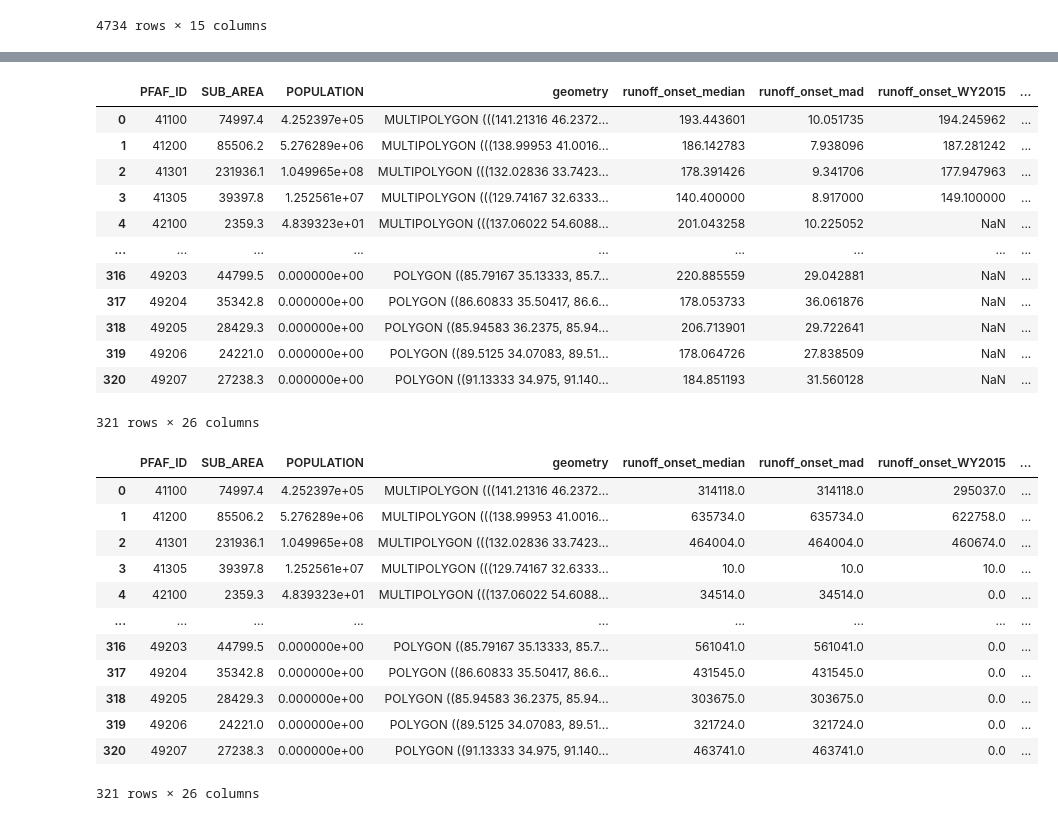
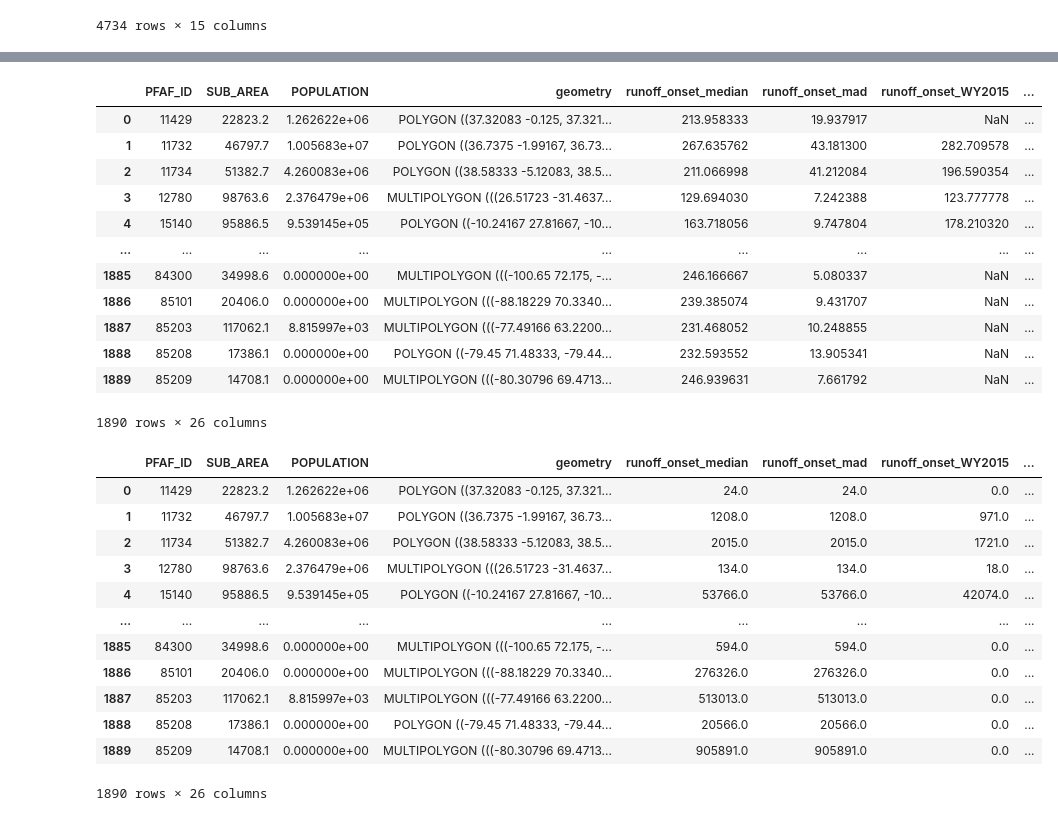
Before and after one commit to egagli/global_snowmelt_runoff_onset, a Jupyter notebook: analysis/river_basin_analysis.ipynb, the cells around one changed output, grey strips where cells are left out. Drawn from its saved outputs; the diff is of its cells as text; code cells hidden in the pictures.

```diff
--- a/analysis/river_basin_analysis.ipynb
+++ b/analysis/river_basin_analysis.ipynb
@@ -77,3 +75,6 @@ seasonal_snow_mask_zarr_store_azure_path = snowmelt/snow_mask_v2/global_modis_sn
 # WTU_gdf
 # %%
 #WTU_gdf.explore(column='WTU_NAME')
+# %%
+all_river_basins_ds = xr.open_dataset(f"aggregated_results/river_basins/fcf_lte_50/{config.version}/all_river_basins.nc",decode_times=False)
+all_river_basins_ds
@@ -463,6 +453,6 @@ Attributes:
 # %%
 # first remove all basins from basins_gdf with no data in merged_ds
-basins_filtered_gdf = basins_gdf[basins_gdf['PFAF_ID'].isin(merged_ds.river_basin.values)]
+basins_filtered_gdf = basins_gdf[basins_gdf['PFAF_ID'].isin(all_river_basins_ds.river_basin.values)]
 
 column_dict = {
     'HYBAS_ID': 'first',
@@ -486,7 +476,6 @@ basins_filtered_gdf = basins_filtered_gdf.dissolve(by='PFAF_ID', aggfunc=column_
 
 #basins_filtered_gdf = basins_filtered_gdf[basins_filtered_gdf['PFAF_ID']!=35301] # issue with basin crossing -180/180, causes duplicate basins_gdf[basins_gdf['PFAF_ID'] == 35301].plot()
 #weighted_mean_filtered_ds = weighted_mean_ds.where(weighted_mean_ds.river_basin != 35301, drop=True)
-weighted_mean_filtered_ds = weighted_mean_ds
 
 basins_filtered_gdf
 # %% [output]
@@ -506,52 +495,52 @@ basins_filtered_gdf
 # %%
 # create a new geodataframe with the weighted mean runoff onset date, mad, pfaf id, and geometry. we should assign in some sort of join or merge with the pfaf id to make sure we are referring to the same basins
 basins_means_gdf = basins_filtered_gdf[['PFAF_ID', 'SUB_AREA','POPULATION','geometry']].copy()
 basins_means_gdf = basins_means_gdf.sort_values(by='PFAF_ID')
-basins_means_gdf['runoff_onset_median'] = weighted_mean_filtered_ds["runoff_onset_median"].sel(statistic='basin_mean').values
-basins_means_gdf['runoff_onset_mad'] = weighted_mean_filtered_ds["runoff_onset_mad"].sel(statistic='basin_mean').values
+basins_means_gdf['runoff_onset_median'] = all_river_basins_ds["basin_runoff_onset_median"].sel(statistic='basin_mean').values
+basins_means_gdf['runoff_onset_mad'] = all_river_basins_ds["basin_runoff_onset_mad"].sel(statistic='basin_mean').values
 
-for water_year in weighted_mean_ds['water_year'].values:
-    basins_means_gdf[f'runoff_onset_WY{water_year}'] = weighted_mean_filtered_ds["runoff_onset"].sel(statistic='basin_mean', water_year=water_year).values
-    basins_means_gdf[f'runoff_onset_anomaly_WY{water_year}'] = weighted_mean_filtered_ds["runoff_onset_anomaly"].sel(statistic='basin_mean', water_year=water_year).values
+for water_year in all_river_basins_ds['water_year'].values:
+    basins_means_gdf[f'runoff_onset_WY{water_year}'] = all_river_basins_ds["basin_runoff_onset"].sel(statistic='basin_mean', water_year=water_year).values
+    basins_means_gdf[f'runoff_onset_anomaly_WY{water_year}'] = all_river_basins_ds["basin_runoff_onset_anomaly"].sel(statistic='basin_mean', water_year=water_year).values
 
 basins_means_gdf
 # %% [output]
 |  | PFAF_ID | SUB_AREA | POPULATION | geometry | runoff_onset_median | runoff_onset_mad | runoff_onset_WY2015 | ... |
-| 0 | 41100 | 74997.4 | 4.252397e+05 | MULTIPOLYGON (((141.21316 46.2372... | 193.443601 | 10.051735 | 194.245962 | ... |
-| 1 | 41200 | 85506.2 | 5.276289e+06 | MULTIPOLYGON (((138.99953 41.0016... | 186.142783 | 7.938096 | 187.281242 | ... |
-| 2 | 41301 | 231936.1 | 1.049965e+08 | MULTIPOLYGON (((132.02836 33.7423... | 178.391426 | 9.341706 | 177.947963 | ... |
-| 3 | 41305 | 39397.8 | 1.252561e+07 | MULTIPOLYGON (((129.74167 32.6333... | 140.400000 | 8.917000 | 149.100000 | ... |
-| 4 | 42100 | 2359.3 | 4.839323e+01 | MULTIPOLYGON (((137.06022 54.6088... | 201.043258 | 10.225052 | NaN | ... |
+| 0 | 11429 | 22823.2 | 1.262622e+06 | POLYGON ((37.32083 -0.125, 37.321... | 213.958333 | 19.937917 | NaN | ... |
+| 1 | 11732 | 46797.7 | 1.005683e+07 | POLYGON ((36.7375 -1.99167, 36.73... | 267.635762 | 43.181300 | 282.709578 | ... |
+| 2 | 11734 | 51382.7 | 4.260083e+06 | POLYGON ((38.58333 -5.12083, 38.5... | 211.066998 | 41.212084 | 196.590354 | ... |
+| 3 | 12780 | 98763.6 | 2.376479e+06 | MULTIPOLYGON (((26.51723 -31.4637... | 129.694030 | 7.242388 | 123.777778 | ... |
+| 4 | 15140 | 95886.5 | 9.539145e+05 | POLYGON ((-10.24167 27.81667, -10... | 163.718056 | 9.747804 | 178.210320 | ... |
 | ... | ... | ... | ... | ... | ... | ... | ... | ... |
-| 316 | 49203 | 44799.5 | 0.000000e+00 | POLYGON ((85.79167 35.13333, 85.7... | 220.885559 | 29.042881 | NaN | ... |
-| 317 | 49204 | 35342.8 | 0.000000e+00 | POLYGON ((86.60833 35.50417, 86.6... | 178.053733 | 36.061876 | NaN | ... |
-| 318 | 49205 | 28429.3 | 0.000000e+00 | POLYGON ((85.94583 36.2375, 85.94... | 206.713901 | 29.722641 | NaN | ... |
-| 319 | 49206 | 24221.0 | 0.000000e+00 | POLYGON ((89.5125 34.07083, 89.51... | 178.064726 | 27.838509 | NaN | ... |
-| 320 | 49207 | 27238.3 | 0.000000e+00 | POLYGON ((91.13333 34.975, 91.140... | 184.851193 | 31.560128 | NaN | ... |
+| 1885 | 84300 | 34998.6 | 0.000000e+00 | MULTIPOLYGON (((-100.65 72.175, -... | 246.166667 | 5.080337 | NaN | ... |
+| 1886 | 85101 | 20406.0 | 0.000000e+00 | MULTIPOLYGON (((-88.18229 70.3340... | 239.385074 | 9.431707 | NaN | ... |
+| 1887 | 85203 | 117062.1 | 8.815997e+03 | MULTIPOLYGON (((-77.49166 63.2200... | 231.468052 | 10.248855 | NaN | ... |
+| 1888 | 85208 | 17386.1 | 0.000000e+00 | POLYGON ((-79.45 71.48333, -79.44... | 232.593552 | 13.905341 | NaN | ... |
+| 1889 | 85209 | 14708.1 | 0.000000e+00 | MULTIPOLYGON (((-80.30796 69.4713... | 246.939631 | 7.661792 | NaN | ... |
-321 rows × 26 columns
+1890 rows × 26 columns
 # %%
 basins_counts_gdf = basins_filtered_gdf[['PFAF_ID', 'SUB_AREA','POPULATION', 'geometry']].copy()
 basins_counts_gdf = basins_counts_gdf.sort_values(by='PFAF_ID')
-basins_counts_gdf['runoff_onset_median'] = weighted_mean_filtered_ds["runoff_onset_median"].sel(statistic='basin_count').values
-basins_counts_gdf['runoff_onset_mad'] = weighted_mean_filtered_ds["runoff_onset_mad"].sel(statistic='basin_count').values
-for water_year in weighted_mean_ds['water_year'].values:
-    basins_counts_gdf[f'runoff_onset_WY{water_year}'] = weighted_mean_filtered_ds["runoff_onset"].sel(statistic='basin_count', water_year=water_year).values
-    basins_counts_gdf[f'runoff_onset_anomaly_WY{water_year}'] = weighted_mean_filtered_ds["runoff_onset_anomaly"].sel(statistic='basin_count', water_year=water_year).values
+basins_counts_gdf['runoff_onset_median'] = all_river_basins_ds["basin_runoff_onset_median"].sel(statistic='basin_count').values
+basins_counts_gdf['runoff_onset_mad'] = all_river_basins_ds["basin_runoff_onset_mad"].sel(statistic='basin_count').values
+for water_year in all_river_basins_ds['water_year'].values:
+    basins_counts_gdf[f'runoff_onset_WY{water_year}'] = all_river_basins_ds["basin_runoff_onset"].sel(statistic='basin_count', water_year=water_year).values
+    basins_counts_gdf[f'runoff_onset_anomaly_WY{water_year}'] = all_river_basins_ds["basin_runoff_onset_anomaly"].sel(statistic='basin_count', water_year=water_year).values
 basins_counts_gdf
 # %% [output]
 |  | PFAF_ID | SUB_AREA | POPULATION | geometry | runoff_onset_median | runoff_onset_mad | runoff_onset_WY2015 | ... |
-| 0 | 41100 | 74997.4 | 4.252397e+05 | MULTIPOLYGON (((141.21316 46.2372... | 314118.0 | 314118.0 | 295037.0 | ... |
-| 1 | 41200 | 85506.2 | 5.276289e+06 | MULTIPOLYGON (((138.99953 41.0016... | 635734.0 | 635734.0 | 622758.0 | ... |
-| 2 | 41301 | 231936.1 | 1.049965e+08 | MULTIPOLYGON (((132.02836 33.7423... | 464004.0 | 464004.0 | 460674.0 | ... |
-| 3 | 41305 | 39397.8 | 1.252561e+07 | MULTIPOLYGON (((129.74167 32.6333... | 10.0 | 10.0 | 10.0 | ... |
-| 4 | 42100 | 2359.3 | 4.839323e+01 | MULTIPOLYGON (((137.06022 54.6088... | 34514.0 | 34514.0 | 0.0 | ... |
+| 0 | 11429 | 22823.2 | 1.262622e+06 | POLYGON ((37.32083 -0.125, 37.321... | 24.0 | 24.0 | 0.0 | ... |
+| 1 | 11732 | 46797.7 | 1.005683e+07 | POLYGON ((36.7375 -1.99167, 36.73... | 1208.0 | 1208.0 | 971.0 | ... |
+| 2 | 11734 | 51382.7 | 4.260083e+06 | POLYGON ((38.58333 -5.12083, 38.5... | 2015.0 | 2015.0 | 1721.0 | ... |
+| 3 | 12780 | 98763.6 | 2.376479e+06 | MULTIPOLYGON (((26.51723 -31.4637... | 134.0 | 134.0 | 18.0 | ... |
+| 4 | 15140 | 95886.5 | 9.539145e+05 | POLYGON ((-10.24167 27.81667, -10... | 53766.0 | 53766.0 | 42074.0 | ... |
 | ... | ... | ... | ... | ... | ... | ... | ... | ... |
-| 316 | 49203 | 44799.5 | 0.000000e+00 | POLYGON ((85.79167 35.13333, 85.7... | 561041.0 | 561041.0 | 0.0 | ... |
-| 317 | 49204 | 35342.8 | 0.000000e+00 | POLYGON ((86.60833 35.50417, 86.6... | 431545.0 | 431545.0 | 0.0 | ... |
-| 318 | 49205 | 28429.3 | 0.000000e+00 | POLYGON ((85.94583 36.2375, 85.94... | 303675.0 | 303675.0 | 0.0 | ... |
-| 319 | 49206 | 24221.0 | 0.000000e+00 | POLYGON ((89.5125 34.07083, 89.51... | 321724.0 | 321724.0 | 0.0 | ... |
-| 320 | 49207 | 27238.3 | 0.000000e+00 | POLYGON ((91.13333 34.975, 91.140... | 463741.0 | 463741.0 | 0.0 | ... |
+| 1885 | 84300 | 34998.6 | 0.000000e+00 | MULTIPOLYGON (((-100.65 72.175, -... | 594.0 | 594.0 | 0.0 | ... |
+| 1886 | 85101 | 20406.0 | 0.000000e+00 | MULTIPOLYGON (((-88.18229 70.3340... | 276326.0 | 276326.0 | 0.0 | ... |
+| 1887 | 85203 | 117062.1 | 8.815997e+03 | MULTIPOLYGON (((-77.49166 63.2200... | 513013.0 | 513013.0 | 0.0 | ... |
+| 1888 | 85208 | 17386.1 | 0.000000e+00 | POLYGON ((-79.45 71.48333, -79.44... | 20566.0 | 20566.0 | 0.0 | ... |
+| 1889 | 85209 | 14708.1 | 0.000000e+00 | MULTIPOLYGON (((-80.30796 69.4713... | 905891.0 | 905891.0 | 0.0 | ... |
-321 rows × 26 columns
+1890 rows × 26 columns
 # %%
 variable_list = ['runoff_onset_median','runoff_onset_mad','runoff_onset_WY2015',
                  'runoff_onset_WY2016','runoff_onset_WY2017','runoff_onset_WY2018',
```
Also changed, not shown: parts of 134 cells of this notebook, 4 other files.
